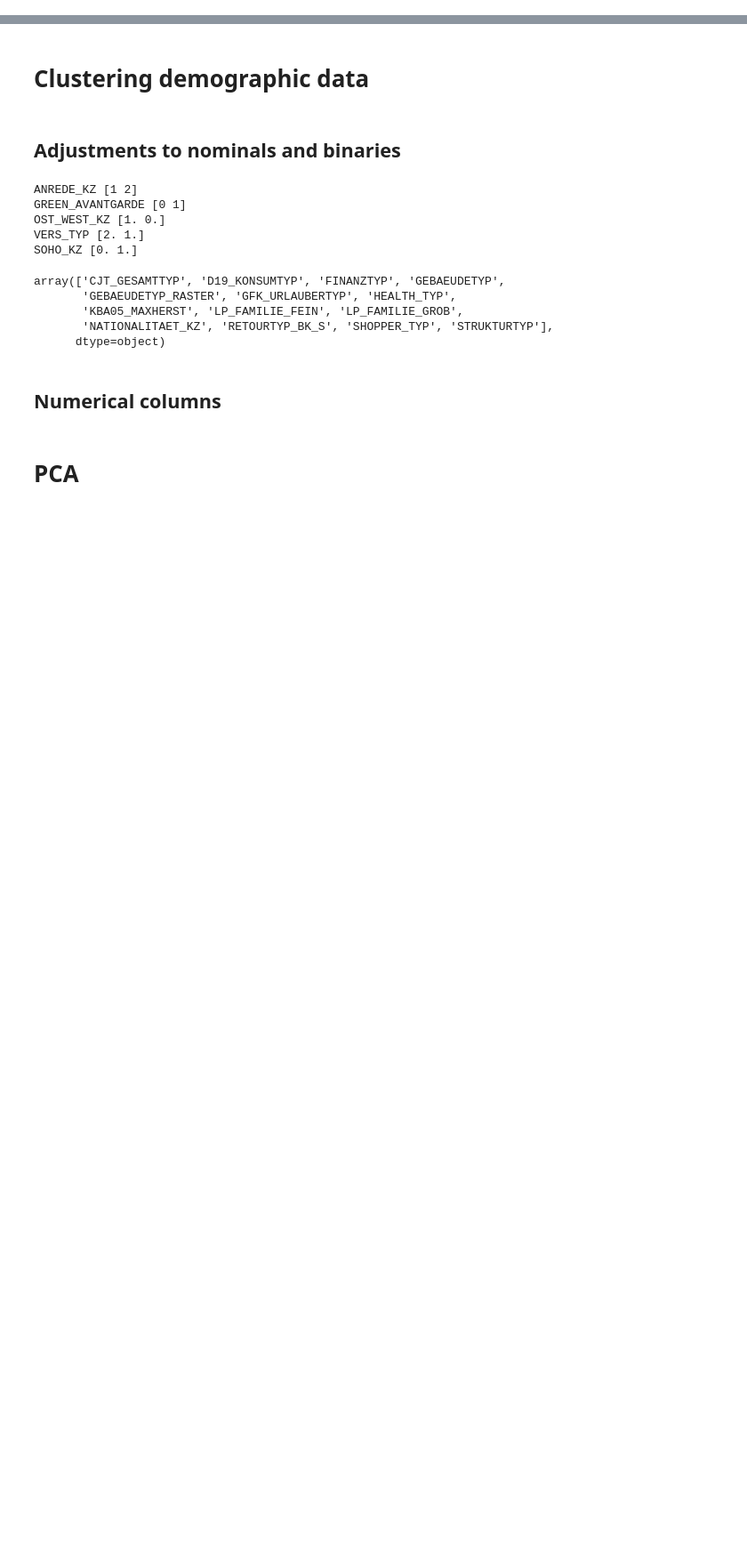
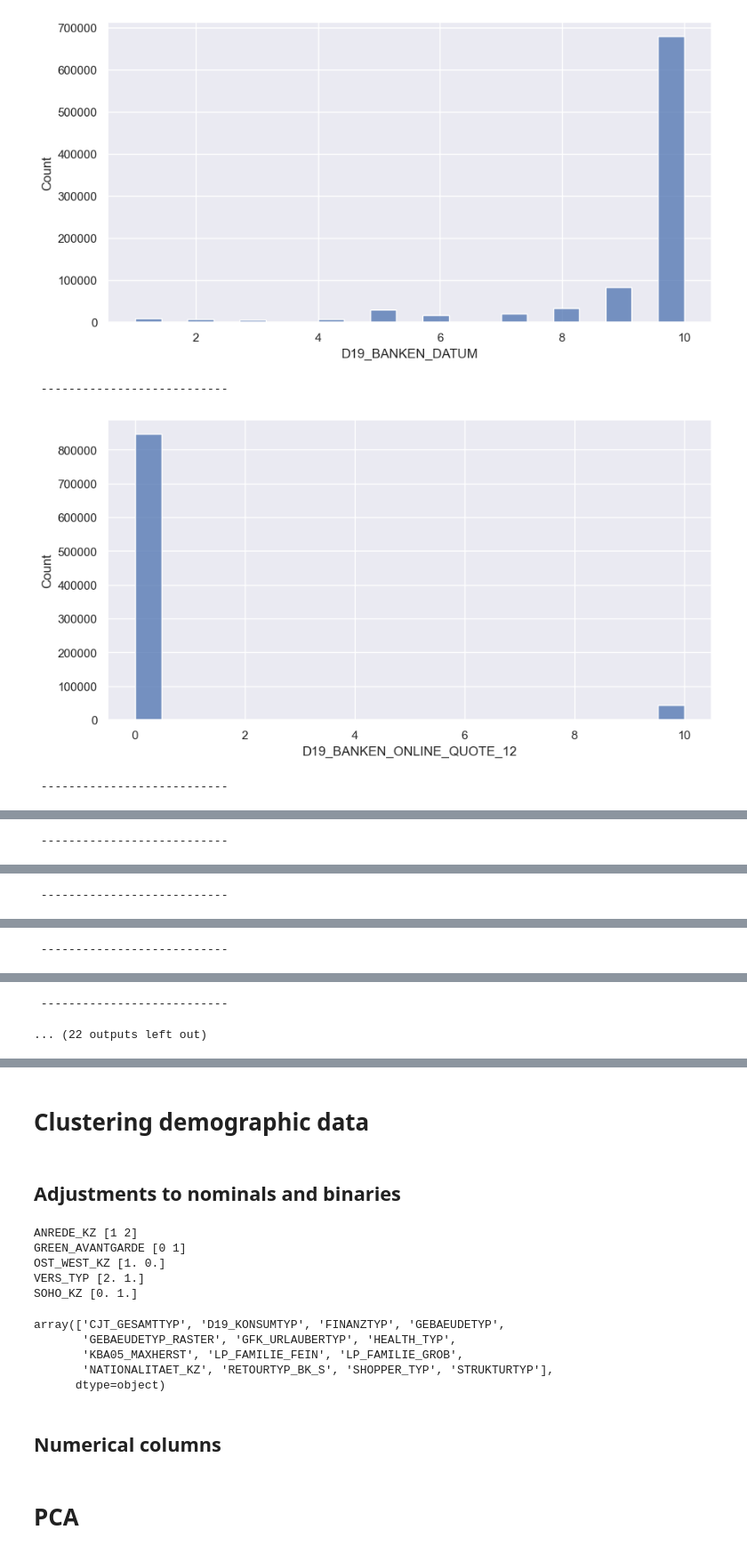
Before and after one commit to bglucca/ArvatoCustomerSegmentation, a Jupyter notebook: 03_modelling_segments.ipynb, the cells around one changed output, grey strips where cells are left out. Shown at 89% size. Cells and saved outputs as stored; diff of their text form; code cells hidden in the pictures; blank space fills up the shorter version.

```diff
--- a/03_modelling_segments.ipynb
+++ b/03_modelling_segments.ipynb
@@ -52,0 +59,2 @@ Using this approach, we will reduce the dimensions of Data prior to clustering i
+# %%
+interval_vars = census_var_types[census_var_types['Type'] == 'interval']['Attribute'].values
@@ -52,0 +73,8 @@ Using this approach, we will reduce the dimensions of Data prior to clustering i
+# %%
+d19_vars = []
+
+for var in interval_vars:
+
+    if var.startswith('D19'):
+
+        d19_vars.append(var)
@@ -52,0 +102,13 @@ Using this approach, we will reduce the dimensions of Data prior to clustering i
+# %%
+for var in d19_vars:
+
+    sns.histplot(data = census, x = var)
+
+    plt.show()
+
+    print('\n --------------------------- \n')
+# %% [output]
+[figure, added]
+ ---------------------------
+[figure, added]
+ ---------------------------
@@ -52,0 +116 @@ Using this approach, we will reduce the dimensions of Data prior to clustering i
+ ---------------------------
@@ -52,0 +118 @@ Using this approach, we will reduce the dimensions of Data prior to clustering i
+ ---------------------------
@@ -52,0 +120 @@ Using this approach, we will reduce the dimensions of Data prior to clustering i
+ ---------------------------
@@ -52,0 +122,2 @@ Using this approach, we will reduce the dimensions of Data prior to clustering i
+ ---------------------------
+... (22 outputs left out)
```
Also changed, not shown: parts of 18 cells of this notebook, 1 other file.
